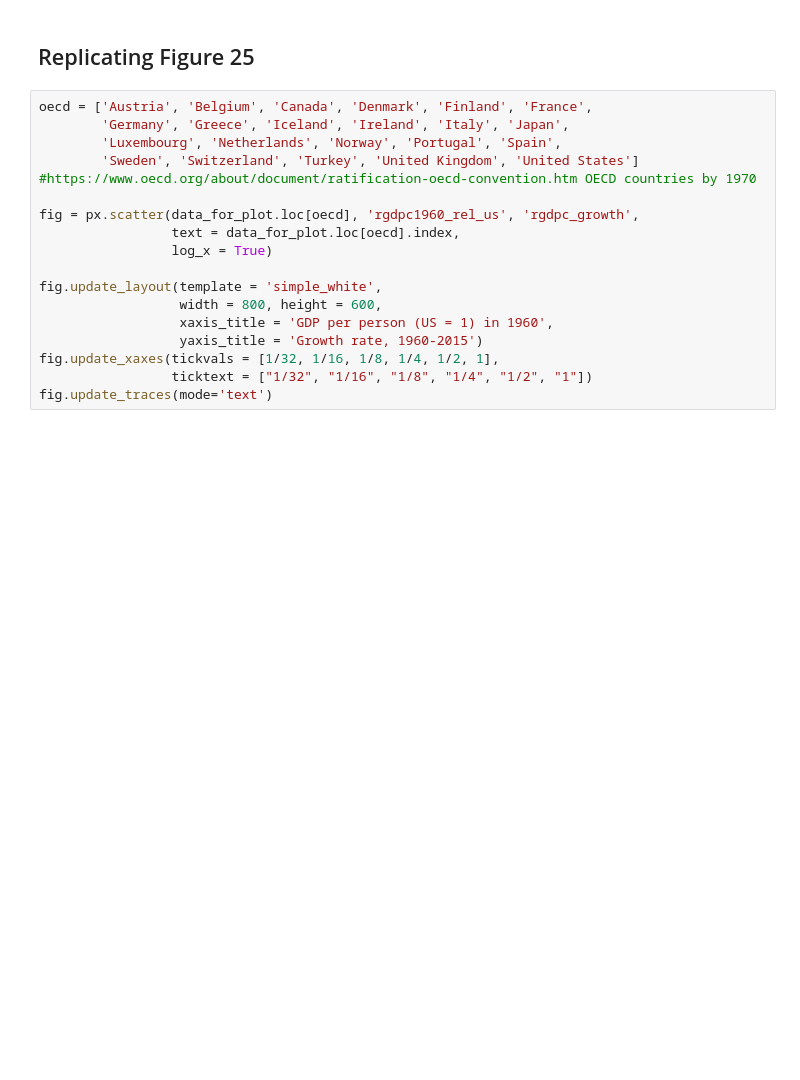
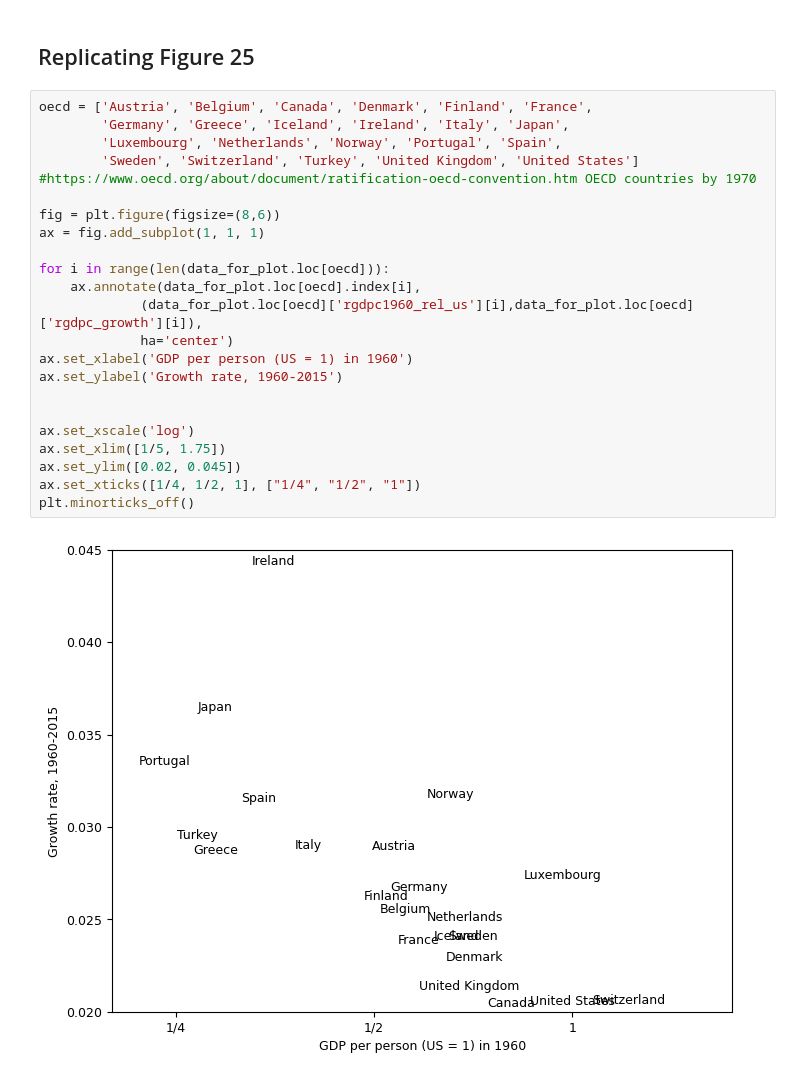
Before and after one commit to karlharmenberg/uiogrowth, a Jupyter notebook: intro_pwt.ipynb, the cells around one changed output. Cells and saved outputs as stored; diff of their text form; blank space fills up the shorter version.

```diff
--- a/intro_pwt.ipynb
+++ b/intro_pwt.ipynb
@@ -132,18 +149,25 @@ fig.update_traces(mode='text')
 # %%
 oecd = ['Austria', 'Belgium', 'Canada', 'Denmark', 'Finland', 'France',
         'Germany', 'Greece', 'Iceland', 'Ireland', 'Italy', 'Japan',
         'Luxembourg', 'Netherlands', 'Norway', 'Portugal', 'Spain',
         'Sweden', 'Switzerland', 'Turkey', 'United Kingdom', 'United States']
 #https://www.oecd.org/about/document/ratification-oecd-convention.htm OECD countries by 1970
 
-fig = px.scatter(data_for_plot.loc[oecd], 'rgdpc1960_rel_us', 'rgdpc_growth',
-                 text = data_for_plot.loc[oecd].index,
-                 log_x = True)
+fig = plt.figure(figsize=(8,6))
+ax = fig.add_subplot(1, 1, 1)
 
-fig.update_layout(template = 'simple_white',
-                  width = 800, height = 600,
-                  xaxis_title = 'GDP per person (US = 1) in 1960',
-                  yaxis_title = 'Growth rate, 1960-2015')
-fig.update_xaxes(tickvals = [1/32, 1/16, 1/8, 1/4, 1/2, 1],
-                 ticktext = ["1/32", "1/16", "1/8", "1/4", "1/2", "1"])
-fig.update_traces(mode='text')
+for i in range(len(data_for_plot.loc[oecd])):
+    ax.annotate(data_for_plot.loc[oecd].index[i],
+             (data_for_plot.loc[oecd]['rgdpc1960_rel_us'][i],data_for_plot.loc[oecd]['rgdpc_growth'][i]),
+             ha='center')
+ax.set_xlabel('GDP per person (US = 1) in 1960')
+ax.set_ylabel('Growth rate, 1960-2015')
+
+
+ax.set_xscale('log')
+ax.set_xlim([1/5, 1.75])
+ax.set_ylim([0.02, 0.045])
+ax.set_xticks([1/4, 1/2, 1], ["1/4", "1/2", "1"])
+plt.minorticks_off()
+# %% [output]
+[figure, added]
```
Also changed, not shown: parts of 4 cells of this notebook.
